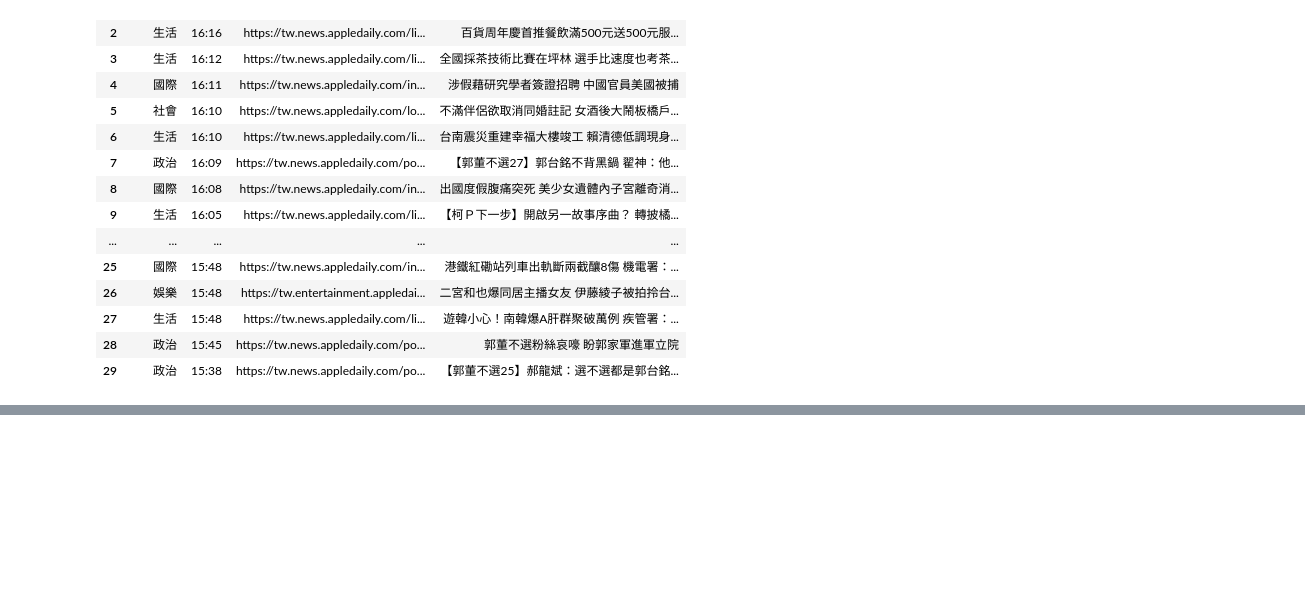
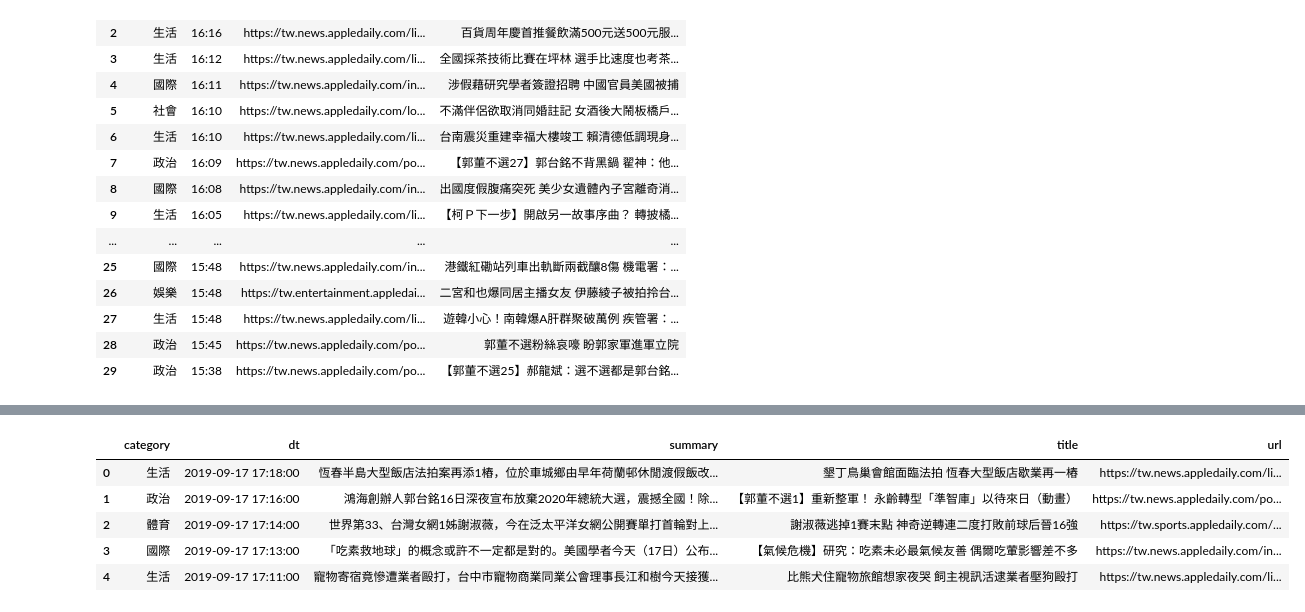
Before and after one commit to ywchiu/chinalife, a Jupyter notebook: Demo20190917.ipynb, the cells around one changed output, grey strips where cells are left out. Drawn from its saved outputs; the diff is of its cells as text; code cells hidden in the pictures; blank space fills up the shorter version.

```diff
--- a/Demo20190917.ipynb
+++ b/Demo20190917.ipynb
@@ -319,0 +386,15 @@ df
+# %%
+def pageDetail(detailurl):
+    res = requests.get(detailurl)
+    soup = BeautifulSoup(res.text, 'lxml')
+    # 抓取標題
+    title = soup.select('h1')[0].text
+    # 抓取摘要
+    summary = soup.select('.ndArticle_margin p')[0].text
+    # 抓取時間
+    dt = soup.select('.ndArticle_creat')[0].text.split('：')[1]
+    dt = datetime.strptime(dt, '%Y/%m/%d %H:%M')
+    # 抓取類別
+    category = soup.select('.ndgTag .current')[0].text
+    # 以字典回傳資料
+    return {'title':title, 'summary': summary, 'dt': dt ,'category':category, 'url': detailurl}
@@ -319,0 +409,9 @@ df
+# %%
+import requests
+from bs4 import BeautifulSoup
+res = requests.get('https://tw.appledaily.com/new/realtime')
+soup = BeautifulSoup(res.text, 'lxml')
+# %%
+newsary = []
+for news in soup.select('.rtddt a'):
+    newsary.append(pageDetail(news.get('href')))
@@ -319,0 +422,13 @@ df
+# %%
+#建立空 List
+newsary = []
+for page in range(1,3):
+    newsurl = 'https://tw.appledaily.com/new/realtime/{}'
+    #使用format 更新頁數
+    res = requests.get(newsurl.format(page))
+    #將資料讀取至BeautifulSoup
+    soup = BeautifulSoup(res.text,'lxml')
+    #分別抓取各標籤元素
+    for news in soup.select('.rtddt a'):
+        res = pageDetail(news['href'])
+        newsary.append(res)
@@ -319,0 +447,11 @@ df
+# %%
+import pandas
+newsdf = pandas.DataFrame(newsary)
+newsdf.head()
+# %% [output]
+|  | category | dt | summary | title | url |
+| 0 | 生活 | 2019-09-17 17:18:00 | 恆春半島大型飯店法拍案再添1樁，位於車城鄉由早年荷蘭邨休閒渡假飯改... | 墾丁鳥巢會館面臨法拍 恆春大型飯店歇業再一樁 | https://tw.news.appledaily.com/li... |
+| 1 | 政治 | 2019-09-17 17:16:00 | 鴻海創辦人郭台銘16日深夜宣布放棄2020年總統大選，震撼全國！除... | 【郭董不選1】重新整軍！ 永齡轉型「準智庫」以待來日（動畫） | https://tw.news.appledaily.com/po... |
+| 2 | 體育 | 2019-09-17 17:14:00 | 世界第33、台灣女網1姊謝淑薇，今在泛太平洋女網公開賽單打首輪對上... | 謝淑薇逃掉1賽末點 神奇逆轉連二度打敗前球后晉16強 | https://tw.sports.appledaily.com/... |
+| 3 | 國際 | 2019-09-17 17:13:00 | 「吃素救地球」的概念或許不一定都是對的。美國學者今天（17日）公布... | 【氣候危機】研究：吃素未必最氣候友善 偶爾吃葷影響差不多 | https://tw.news.appledaily.com/in... |
+| 4 | 生活 | 2019-09-17 17:11:00 | 寵物寄宿竟慘遭業者毆打，台中市寵物商業同業公會理事長江和樹今天接獲... | 比熊犬住寵物旅館想家夜哭 飼主視訊活逮業者壓狗毆打 | https://tw.news.appledaily.com/li... |
```
Also changed, not shown: parts of 24 cells of this notebook.
